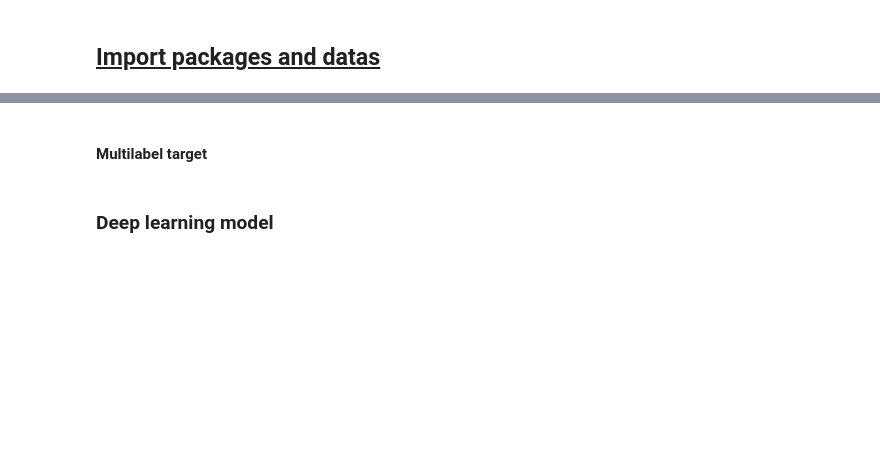
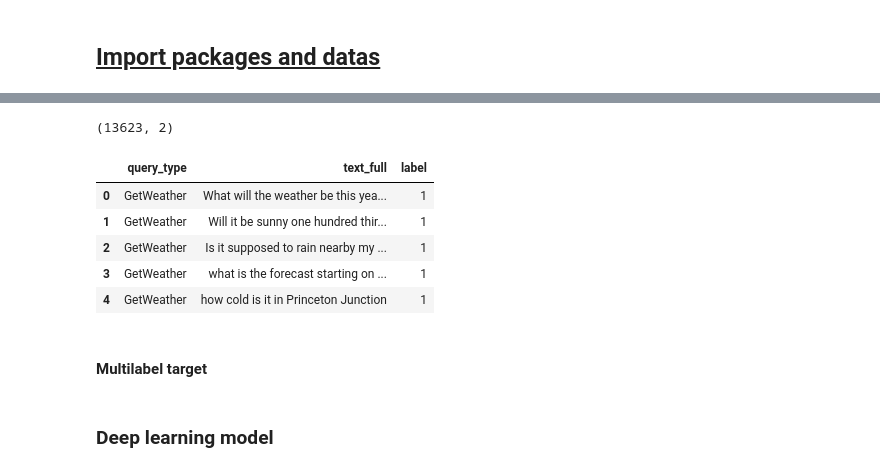
Before and after one commit to acdesaintefoy/NLP, a Jupyter notebook: slot_filling/notebooks/query_types_classif.ipynb, the cells around one changed output, grey strips where cells are left out. Cells and saved outputs as stored; diff of their text form; code cells hidden in the pictures; blank space fills up the shorter version.

```diff
--- a/slot_filling/notebooks/query_types_classif.ipynb
+++ b/slot_filling/notebooks/query_types_classif.ipynb
@@ -24,3 +25,3 @@ dbs_path = f'{module_path}/query_dbs/'
 # %%
-list_files = os.listdir(dbs_path)
+list_files.remove('.ipynb_checkpoints')
 list_query_type = [file_name.replace('.json','') for file_name in list_files]
@@ -47,7 +38,7 @@ pre_data['RateBook']
 # %%
 datasets = []
 for index, query_type in enumerate(list_query_type):
-    if i == 4:
+    if index == 3:
         pre_data = json.load(open(dbs_path + query_type + '.json', encoding = 'latin-1'))
     else:
         pre_data = json.load(open(dbs_path +query_type + '.json'))
@@ -61,6 +52,6 @@ def flatten(dict_data):
     return(sentence)
 
 new = {list(query_type_dico.keys())[0] : list(query_type_dico.values())[0]  for query_type_dico in datasets}
-new = [ {'query_type' : query_type, 'full_text' : flatten(dict_data)} for query_type, data_query_type in new.items()
+new = [ {'query_type' : query_type, 'text_full' : flatten(dict_data)} for query_type, data_query_type in new.items()
        for dict_data in data_query_type  ]
-df = pd.DataFrame(new)
+data_label = pd.DataFrame(new)
@@ -197,3 +74,20 @@ data_label.tail()#[data_label.text_full == 'i want to see married to the enemy 2
+# %%
+data_label = data_label.drop_duplicates(subset='text_full', keep='first')
+data_label.shape
+# %% [output]
+(13623, 2)
+# %%
+queries = {'AddToPlaylist' : 0, 'GetWeather': 1, 'RateBook': 2, 'PlayMusic' : 3, 'SearchScreeningEvent': 4,
+           'SearchCreativeWork' : 5, 'BookRestaurant': 6}
+data_label['label'] = data_label['query_type'].map(queries)
+data_label.head()
+# %% [output]
+|  | query_type | text_full | label |
+| 0 | GetWeather | What will the weather be this yea... | 1 |
+| 1 | GetWeather | Will it be sunny one hundred thir... | 1 |
+| 2 | GetWeather | Is it supposed to rain nearby my ... | 1 |
+| 3 | GetWeather | what is the forecast starting on ... | 1 |
+| 4 | GetWeather | how cold is it in Princeton Junction | 1 |
 # %% [markdown]
 #### Multilabel target
 # %%
```
Also changed, not shown: parts of 35 cells of this notebook, 7 other files.
